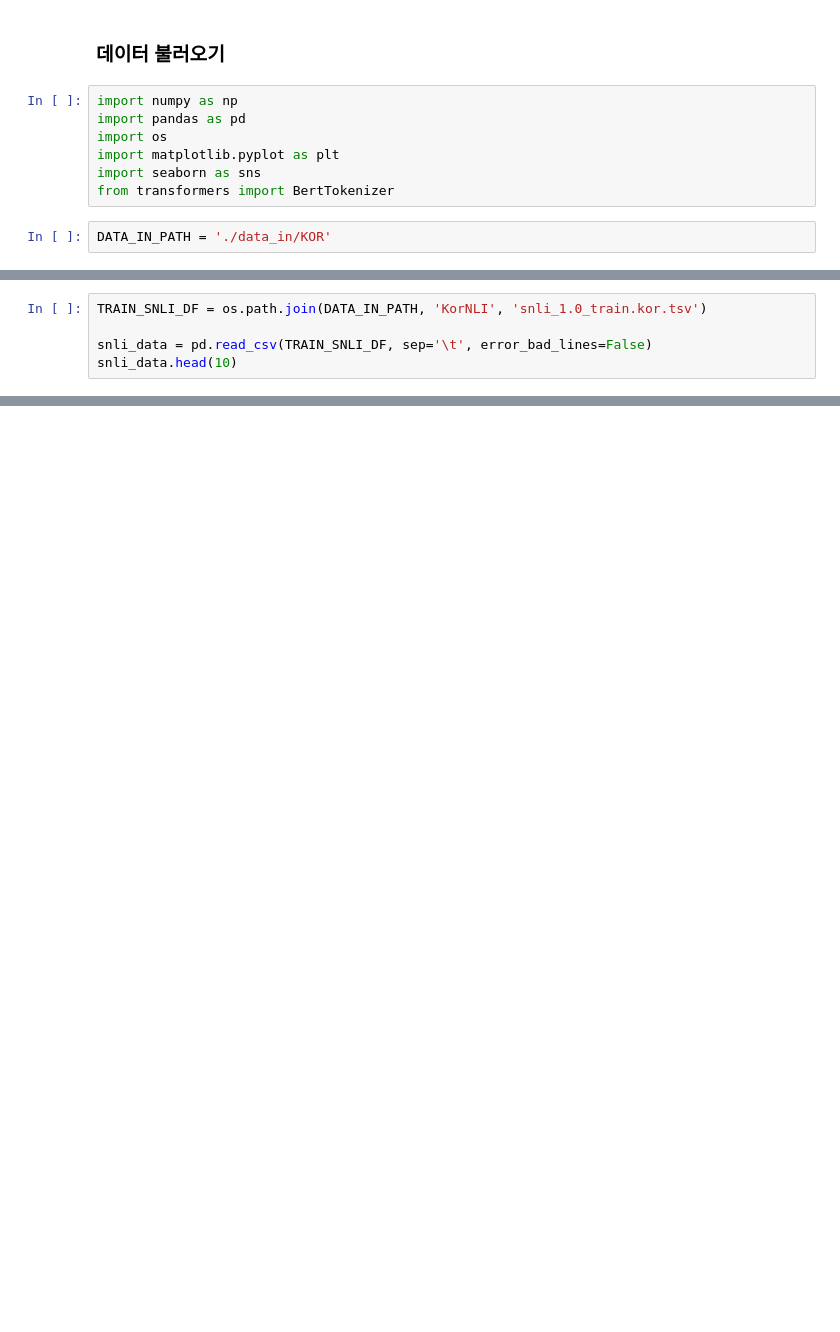
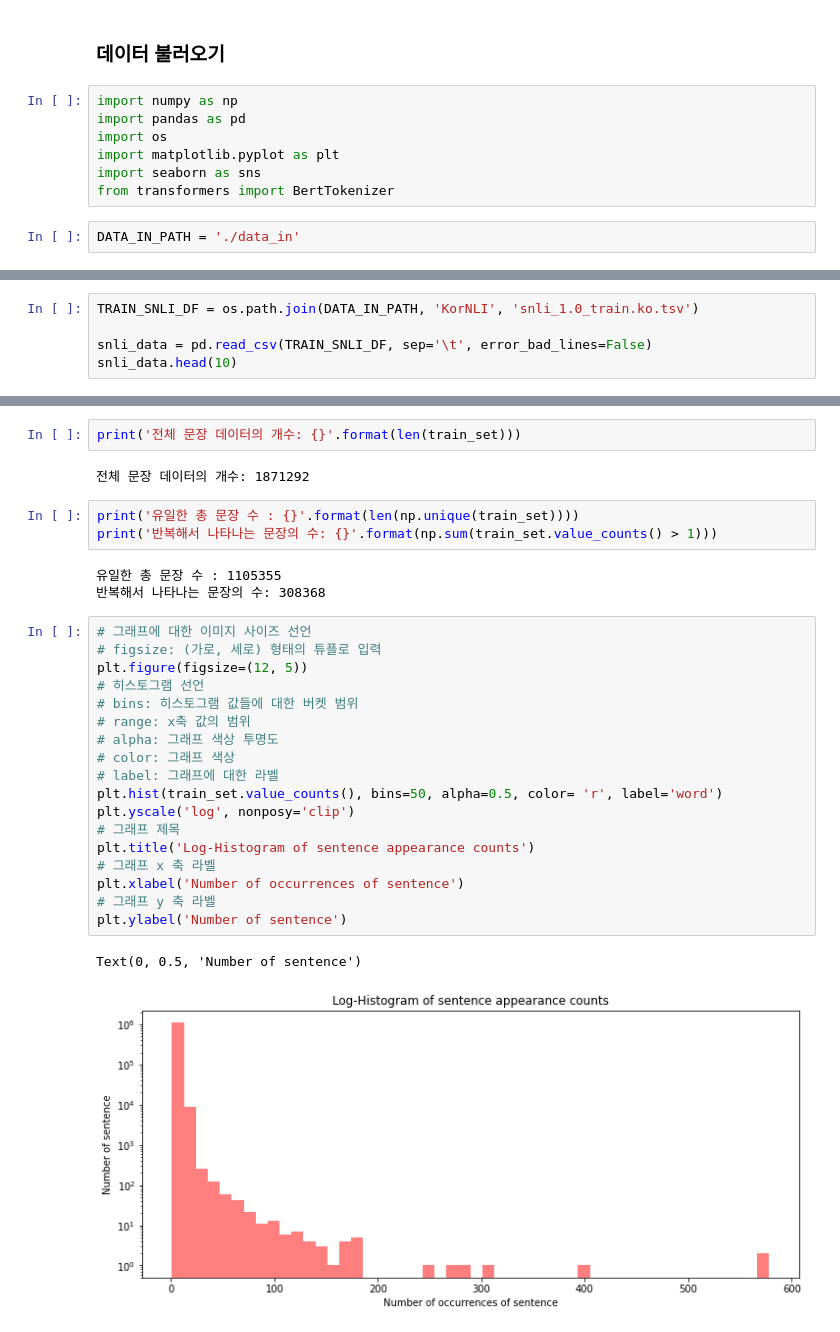
Before and after one commit to DonghaeSuh/-2-, a Jupyter notebook: 7_PRETRAIN_METHOD/KorNLI_EDA.ipynb, the cells around one changed output, grey strips where cells are left out. Cells and saved outputs as stored; diff of their text form; blank space fills up the shorter version.

```diff
--- a/7_PRETRAIN_METHOD/KorNLI_EDA.ipynb
+++ b/7_PRETRAIN_METHOD/KorNLI_EDA.ipynb
@@ -56,7 +64,7 @@ import matplotlib.pyplot as plt
 import seaborn as sns
 from transformers import BertTokenizer
 # %%
-DATA_IN_PATH = './data_in/KOR'
+DATA_IN_PATH = './data_in'
 # %%
 TRAIN_XNLI_DF = os.path.join(DATA_IN_PATH, 'KorNLI', 'multinli.train.ko.tsv')
 
@@ -67,5 +92,5 @@ print('전체 multinli_data 개수: {}'.format(len(multinli_data)))
 # %%
-TRAIN_SNLI_DF = os.path.join(DATA_IN_PATH, 'KorNLI', 'snli_1.0_train.kor.tsv')
+TRAIN_SNLI_DF = os.path.join(DATA_IN_PATH, 'KorNLI', 'snli_1.0_train.ko.tsv')
 
 snli_data = pd.read_csv(TRAIN_SNLI_DF, sep='\t', error_bad_lines=False)
 snli_data.head(10)
@@ -81,0 +144,31 @@ train_set.head()
+# %%
+print('전체 문장 데이터의 개수: {}'.format(len(train_set)))
+# %% [output]
+전체 문장 데이터의 개수: 1871292
+# %%
+print('유일한 총 문장 수 : {}'.format(len(np.unique(train_set))))
+print('반복해서 나타나는 문장의 수: {}'.format(np.sum(train_set.value_counts() > 1)))
+# %% [output]
+유일한 총 문장 수 : 1105355
+반복해서 나타나는 문장의 수: 308368
+# %%
+# 그래프에 대한 이미지 사이즈 선언
+# figsize: (가로, 세로) 형태의 튜플로 입력
+plt.figure(figsize=(12, 5))
+# 히스토그램 선언
+# bins: 히스토그램 값들에 대한 버켓 범위
+# range: x축 값의 범위
+# alpha: 그래프 색상 투명도
+# color: 그래프 색상
+# label: 그래프에 대한 라벨
+plt.hist(train_set.value_counts(), bins=50, alpha=0.5, color= 'r', label='word')
+plt.yscale('log', nonposy='clip')
+# 그래프 제목
+plt.title('Log-Histogram of sentence appearance counts')
+# 그래프 x 축 라벨
+plt.xlabel('Number of occurrences of sentence')
+# 그래프 y 축 라벨
+plt.ylabel('Number of sentence')
+# %% [output]
+Text(0, 0.5, 'Number of sentence')
+[figure, added]
```
Also changed, not shown: parts of 29 cells of this notebook.
